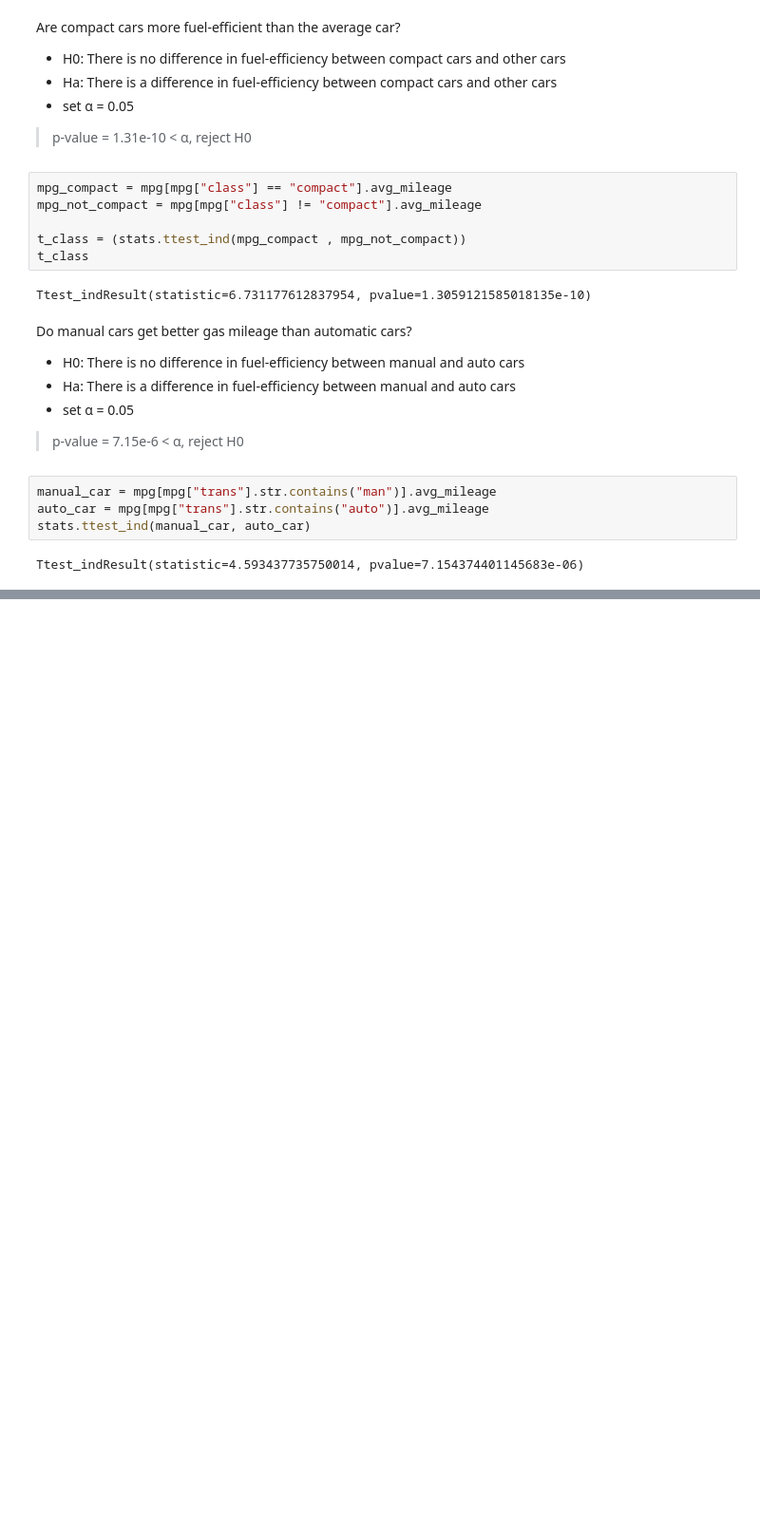
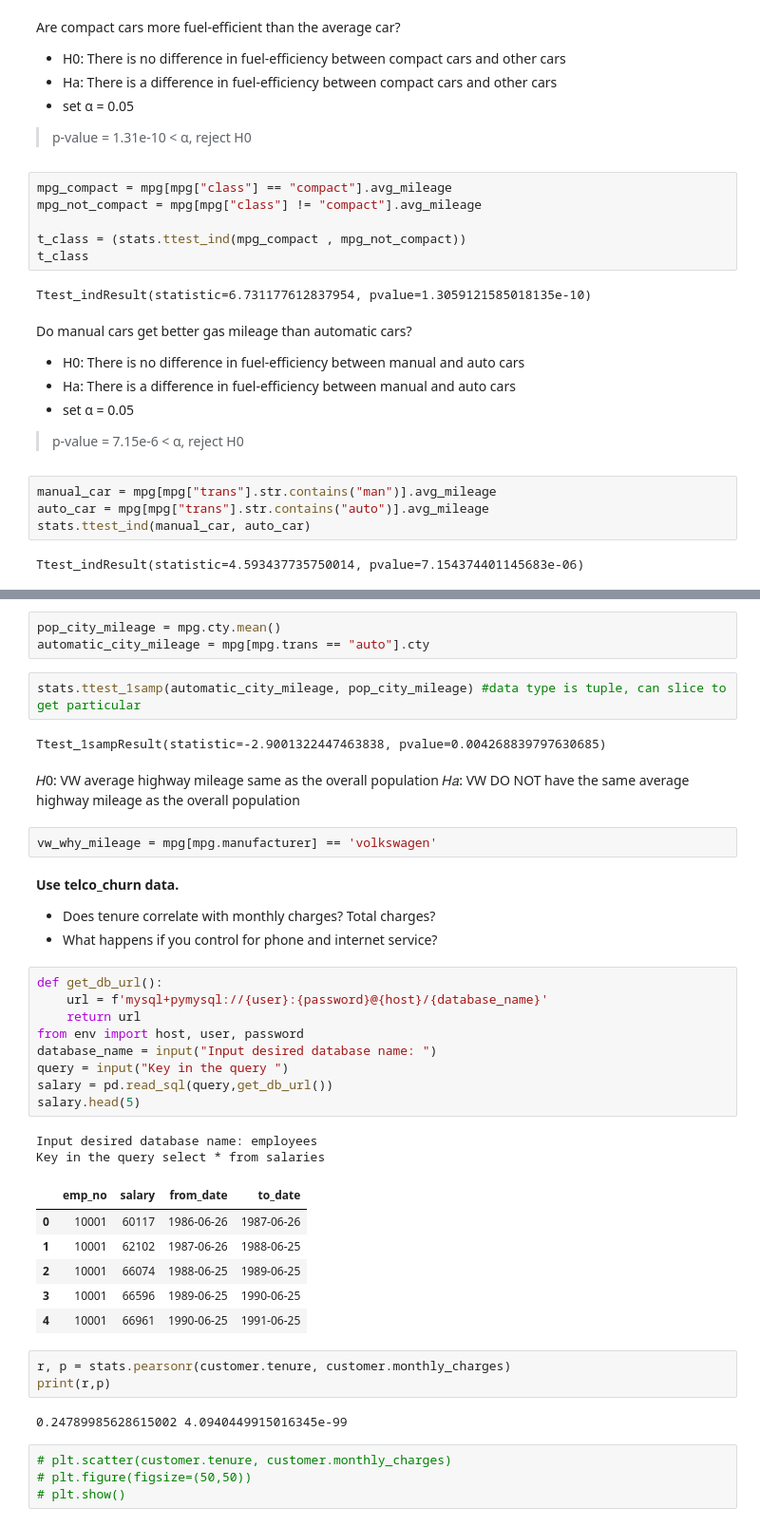
Before and after one commit to Jacqueline-A-Shay/statistics-exercises, a Jupyter notebook: hypothesis_testing.ipynb, the cells around one changed output, grey strips where cells are left out. Shown at 95% size. Saved outputs shown, nothing was run; the diff lists cells and outputs as text; blank space fills up the shorter version.

```diff
--- a/hypothesis_testing.ipynb
+++ b/hypothesis_testing.ipynb
@@ -191,0 +209,43 @@ Ttest_indResult(statistic=4.593437735750014, pvalue=7.154374401145683e-06)
+# %%
+pop_city_mileage = mpg.cty.mean()
+automatic_city_mileage = mpg[mpg.trans == "auto"].cty
+# %%
+stats.ttest_1samp(automatic_city_mileage, pop_city_mileage) #data type is tuple, can slice to get particular
+# %% [output]
+Ttest_1sampResult(statistic=-2.9001322447463838, pvalue=0.004268839797630685)
+# %% [markdown]
+𝐻0: VW average highway mileage same as the overall population
+𝐻𝑎: VW DO NOT have the same average highway mileage as the overall population
+# %%
+vw_why_mileage = mpg[mpg.manufacturer] == 'volkswagen'
+# %% [markdown]
+**Use telco_churn data.**
+- Does tenure correlate with monthly charges? Total charges?
+- What happens if you control for phone and internet service?
+# %%
+def get_db_url():
+    url = f'mysql+pymysql://{user}:{password}@{host}/{database_name}'
+    return url
+from env import host, user, password
+database_name = input("Input desired database name: ")
+query = input("Key in the query ")
+salary = pd.read_sql(query,get_db_url())
+salary.head(5)
+# %% [output]
+Input desired database name: employees
+Key in the query select * from salaries
+|  | emp_no | salary | from_date | to_date |
+| 0 | 10001 | 60117 | 1986-06-26 | 1987-06-26 |
+| 1 | 10001 | 62102 | 1987-06-26 | 1988-06-25 |
+| 2 | 10001 | 66074 | 1988-06-25 | 1989-06-25 |
+| 3 | 10001 | 66596 | 1989-06-25 | 1990-06-25 |
+| 4 | 10001 | 66961 | 1990-06-25 | 1991-06-25 |
+# %%
+r, p = stats.pearsonr(customer.tenure, customer.monthly_charges)
+print(r,p)
+# %% [output]
+0.24789985628615002 4.0940449915016345e-99
+# %%
+# plt.scatter(customer.tenure, customer.monthly_charges)
+# plt.figure(figsize=(50,50))
+# plt.show()
```
Also changed, not shown: parts of 23 cells of this notebook, 1 other file.
